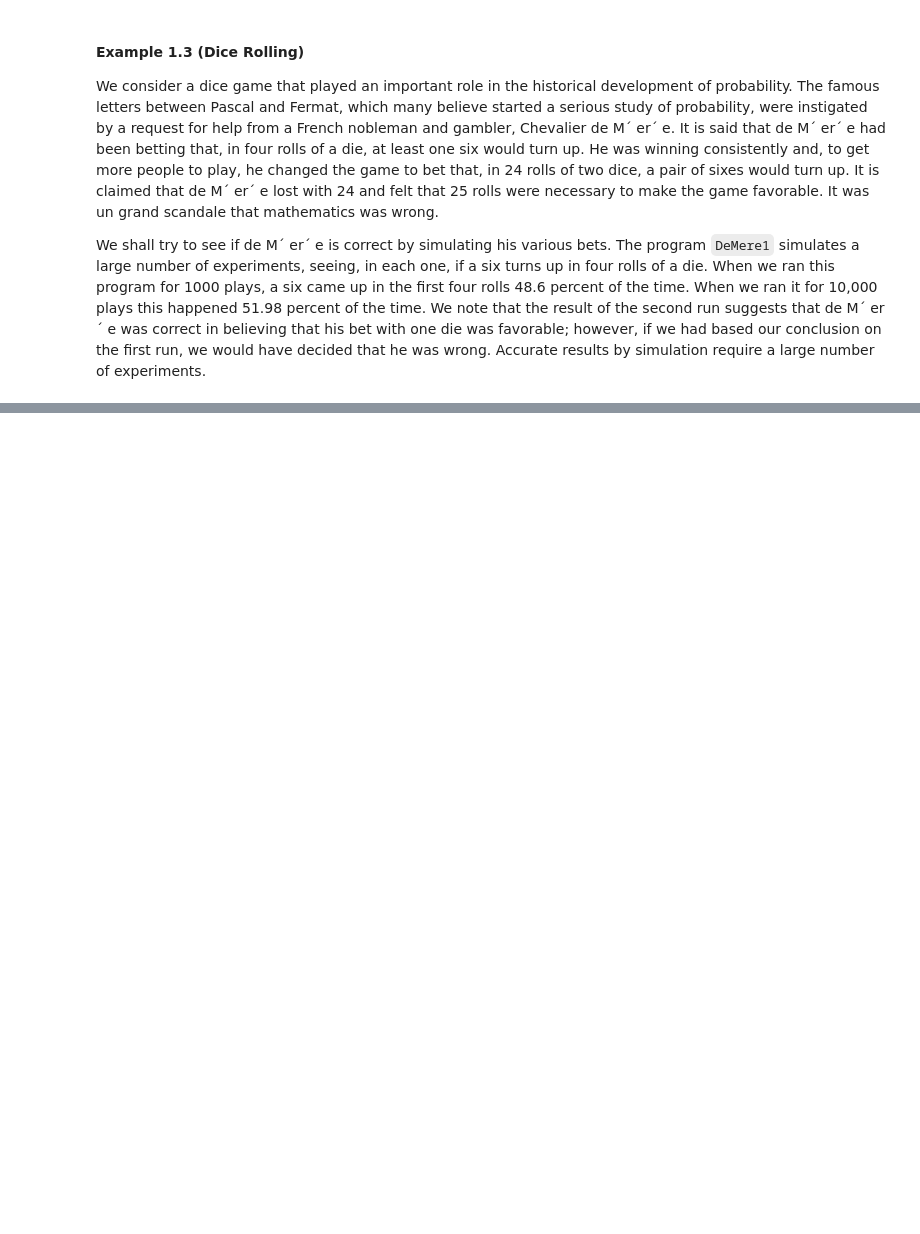
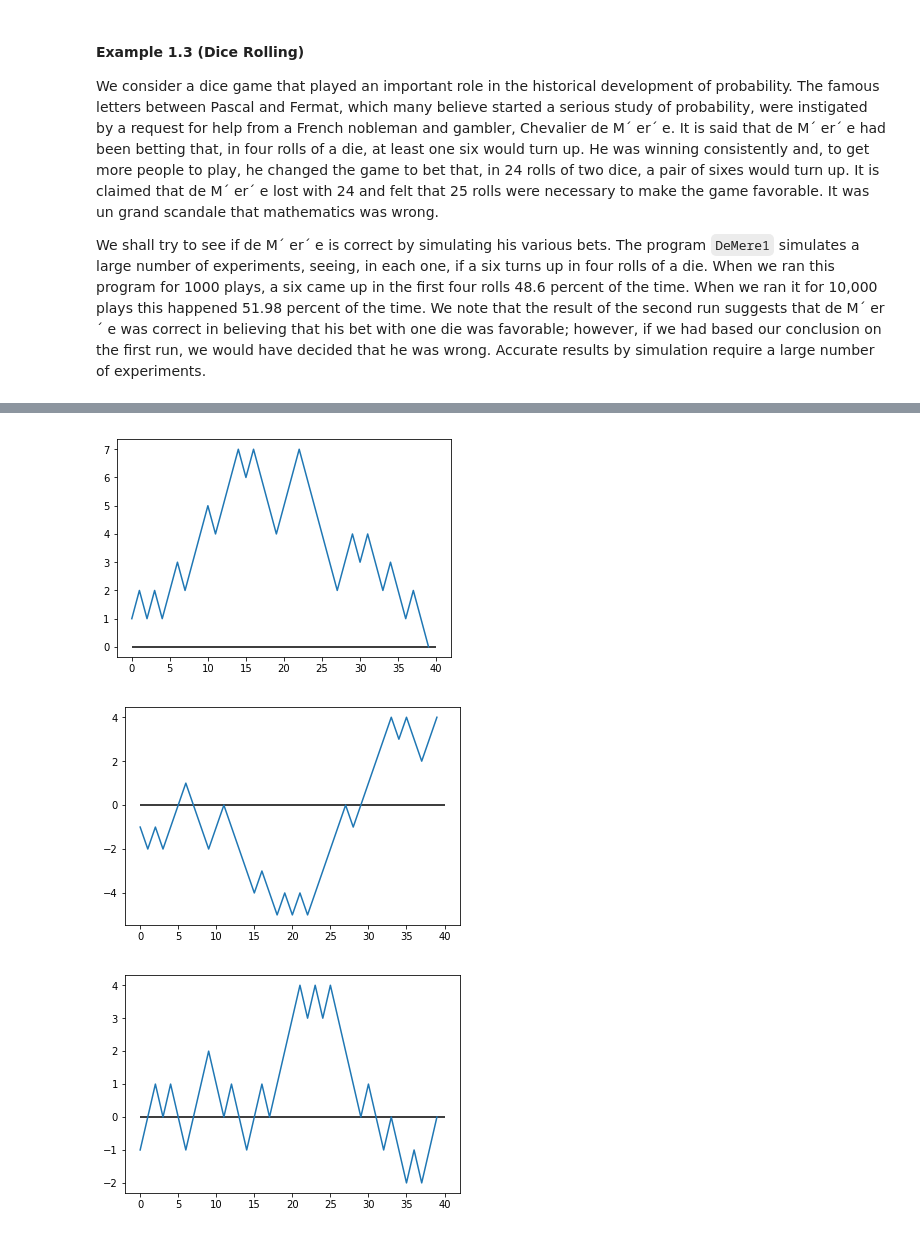
Before and after one commit to gigisr/grinstead_and_snell, a Jupyter notebook: 01_discrete_probability_distributions.ipynb, the cells around one changed output, grey strips where cells are left out. Drawn from its saved outputs; the diff is of its cells as text; code cells hidden in the pictures; blank space fills up the shorter version.

```diff
--- a/01_discrete_probability_distributions.ipynb
+++ b/01_discrete_probability_distributions.ipynb
@@ -174,0 +214,13 @@ var_test
+# %%
+def Spikegraph(values):
+    plt.figure()
+    values.plot()
+    plt.hlines(y=0, xmin=0, xmax=len(values))
+# %%
+Spikegraph(list_test[0][2])
+Spikegraph(list_test[1][2])
+Spikegraph(list_test[2][2])
+# %% [output]
+[figure, added]
+[figure, added]
+[figure, added]
```
Also changed, not shown: parts of 21 cells of this notebook, 1 other file.
